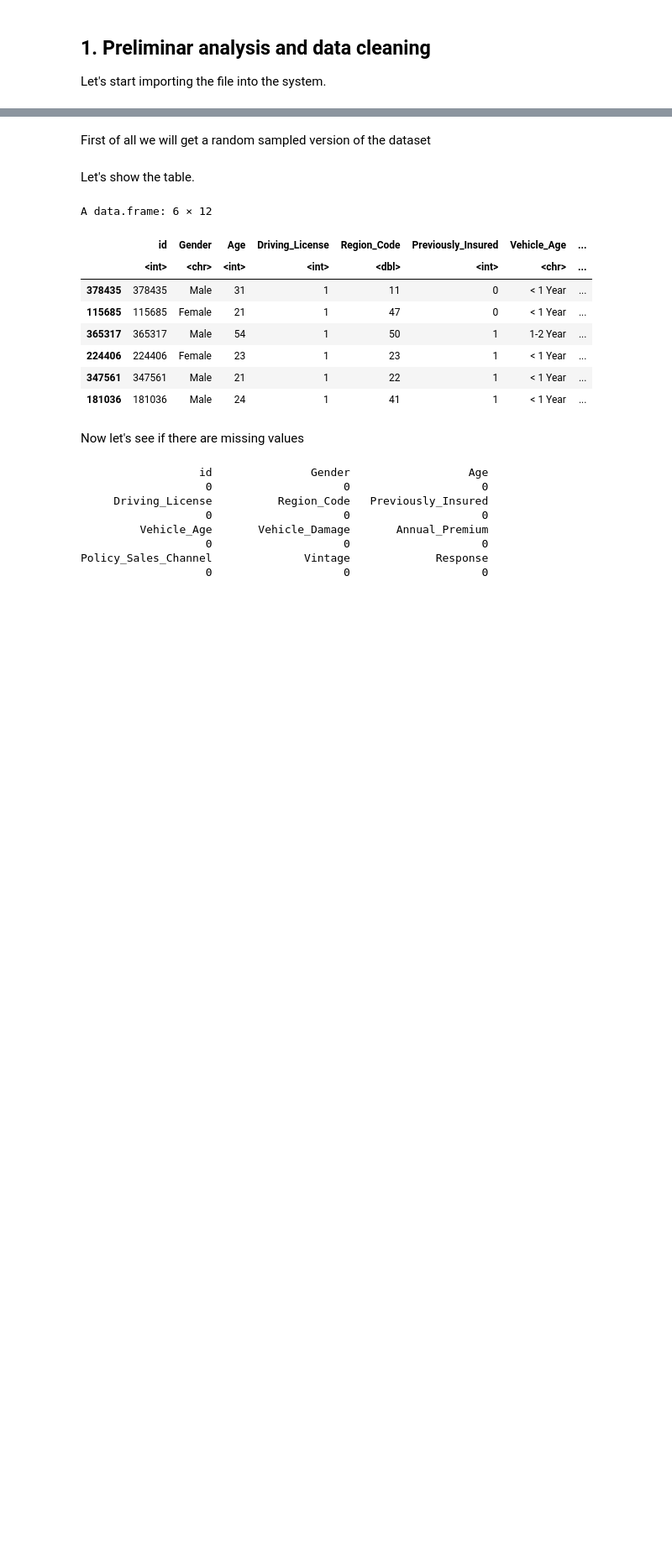
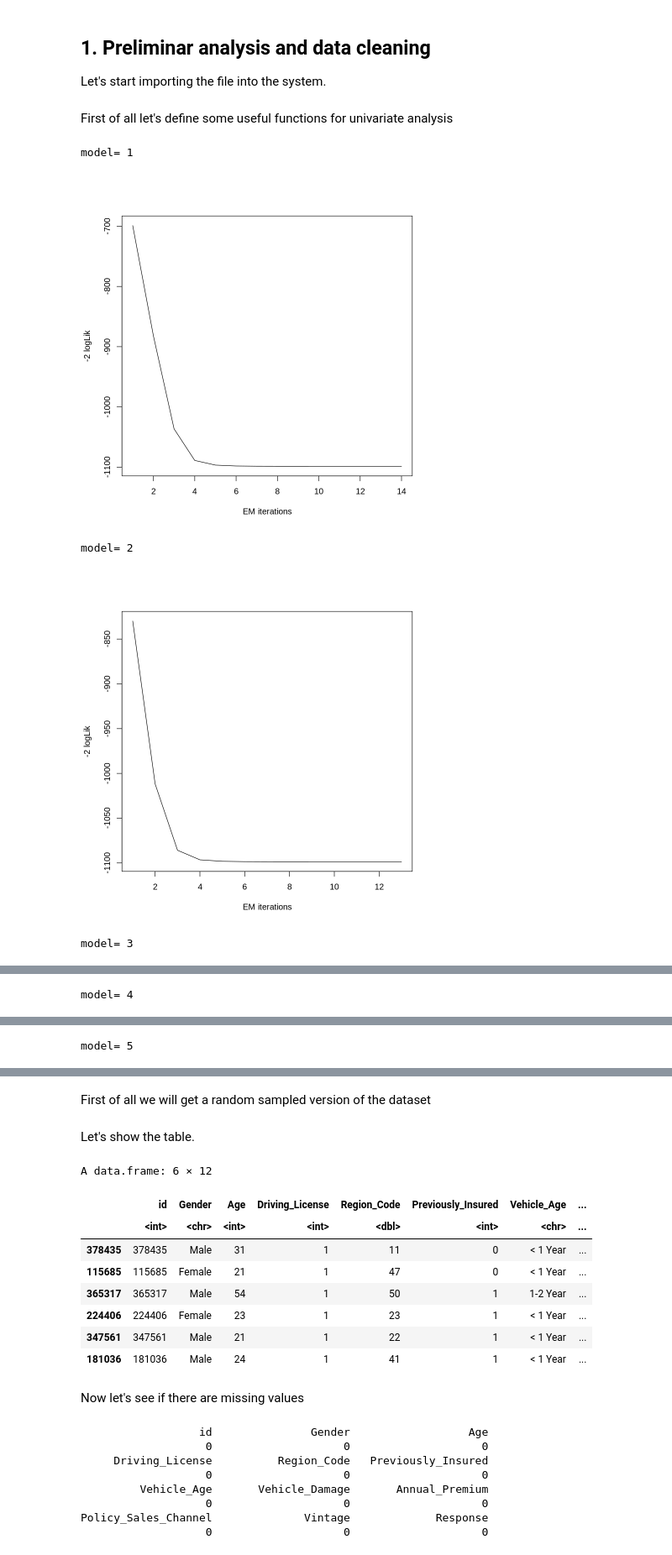
Before and after one commit to biagio-incardona/biagio-incardona.github.io, a Jupyter notebook: Report_Incardona_Biagio.ipynb, the cells around one changed output, grey strips where cells are left out. Shown at 84% size. Drawn from its saved outputs; the diff is of its cells as text; code cells hidden in the pictures; blank space fills up the shorter version.

```diff
--- a/Report_Incardona_Biagio.ipynb
+++ b/Report_Incardona_Biagio.ipynb
@@ -108,3 +85,5 @@ Let's start importing the file into the system.
 # %%
 # Loading the dataset into the 'insurance.data' variable
 insurance.data <- read.csv('../Healt_Insurance.csv')
+# %% [markdown]
+First of all let's define some useful functions for univariate analysis
@@ -110,0 +225,20 @@ insurance.data <- read.csv('../Healt_Insurance.csv')
+# %%
+#BE, EXP, GT, GU, LO, LOGNO, WEI
+
+n1 <- 200
+n2 <- 300
+n  <- n1 + n2
+X1 <- rBE(n1, 0.3, 0.8)
+X2 <- rBE(n2, 0.7, 0.2)
+XX <- c(X1,X2)
+
+fit <- gamlssMXfits(n = 5, XX~1, family = BE, K = 2, data = NULL)
+mu <- get.mu.hats(fit, 2)
+sigma <- get.sigma.hats(fit, 2)
+plot.gamlss(var = XX, family = "BE", fit = fit, K = 2, mu.hats = mu, sigma.hats = sigma)
+# %% [output]
+model= 1
+[figure, added]
+model= 2
+[figure, added]
+model= 3
@@ -110,0 +246 @@ insurance.data <- read.csv('../Healt_Insurance.csv')
+model= 4
@@ -110,0 +248 @@ insurance.data <- read.csv('../Healt_Insurance.csv')
+model= 5
```
Also changed, not shown: parts of 5 cells of this notebook.
